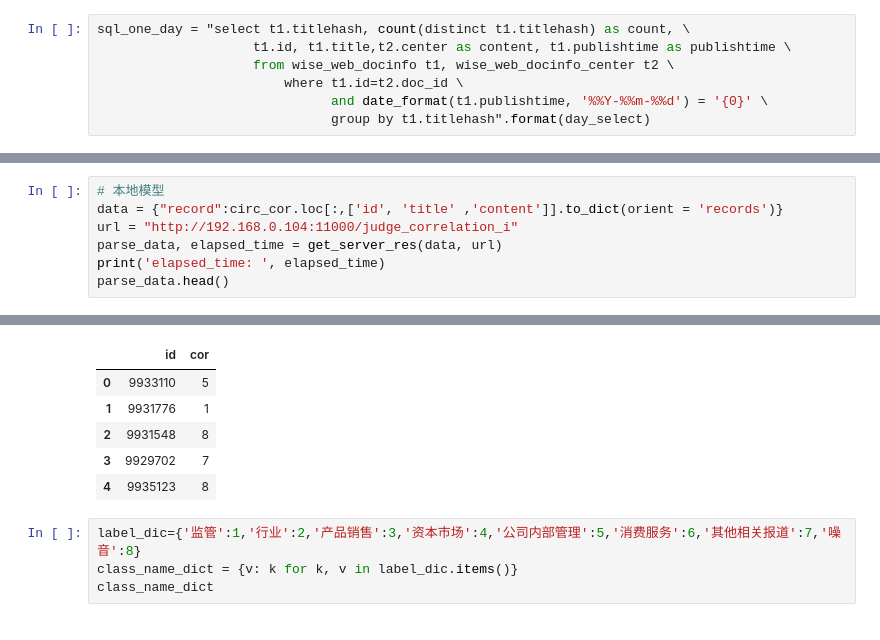
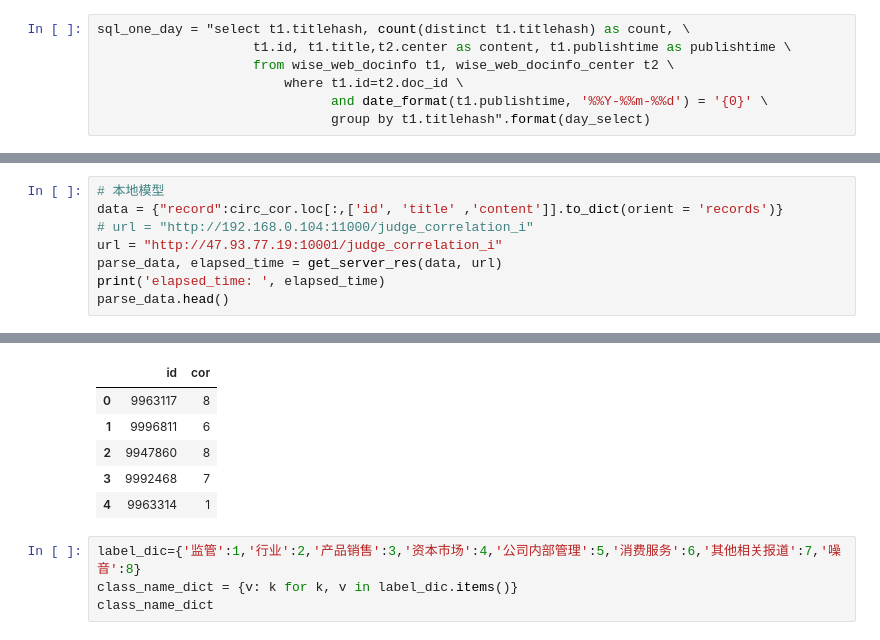
Before and after one commit to xuhuanyunxiao/jupyter-notebook, a Jupyter notebook: proj_circ/circ_class/circ_cor_model_3_test.ipynb, the cells around one changed output, grey strips where cells are left out. Cells and saved outputs as stored; diff of their text form.

```diff
--- a/proj_circ/circ_class/circ_cor_model_3_test.ipynb
+++ b/proj_circ/circ_class/circ_cor_model_3_test.ipynb
@@ -262,7 +262,8 @@ circ_cor.head()
 # %%
 # 本地模型
 data = {"record":circ_cor.loc[:,['id', 'title' ,'content']].to_dict(orient = 'records')}
-url = "http://192.168.0.104:11000/judge_correlation_i"
+# url = "http://192.168.0.104:11000/judge_correlation_i"
+url = "http://47.93.77.19:10001/judge_correlation_i"
 parse_data, elapsed_time = get_server_res(data, url)
 print('elapsed_time: ', elapsed_time)
 parse_data.head()
@@ -271,9 +272,9 @@ elapsed_time:  36.00
 |  | id | cor |
-| 0 | 9933110 | 5 |
-| 1 | 9931776 | 1 |
-| 2 | 9931548 | 8 |
-| 3 | 9929702 | 7 |
-| 4 | 9935123 | 8 |
+| 0 | 9963117 | 8 |
+| 1 | 9996811 | 6 |
+| 2 | 9947860 | 8 |
+| 3 | 9992468 | 7 |
+| 4 | 9963314 | 1 |
 # %%
 label_dic={'监管':1,'行业':2,'产品销售':3,'资本市场':4,'公司内部管理':5,'消费服务':6,'其他相关报道':7,'噪音':8}
 class_name_dict = {v: k for k, v in label_dic.items()}
```
Also changed, not shown: parts of 5 cells of this notebook, 4 other files.
